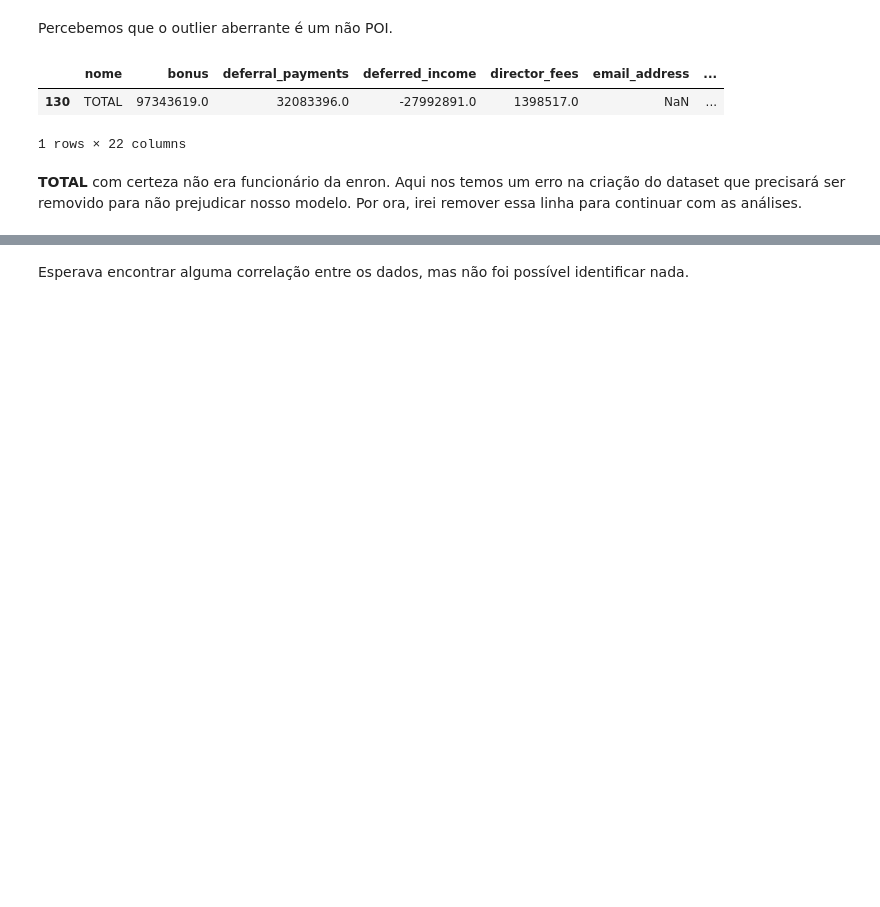
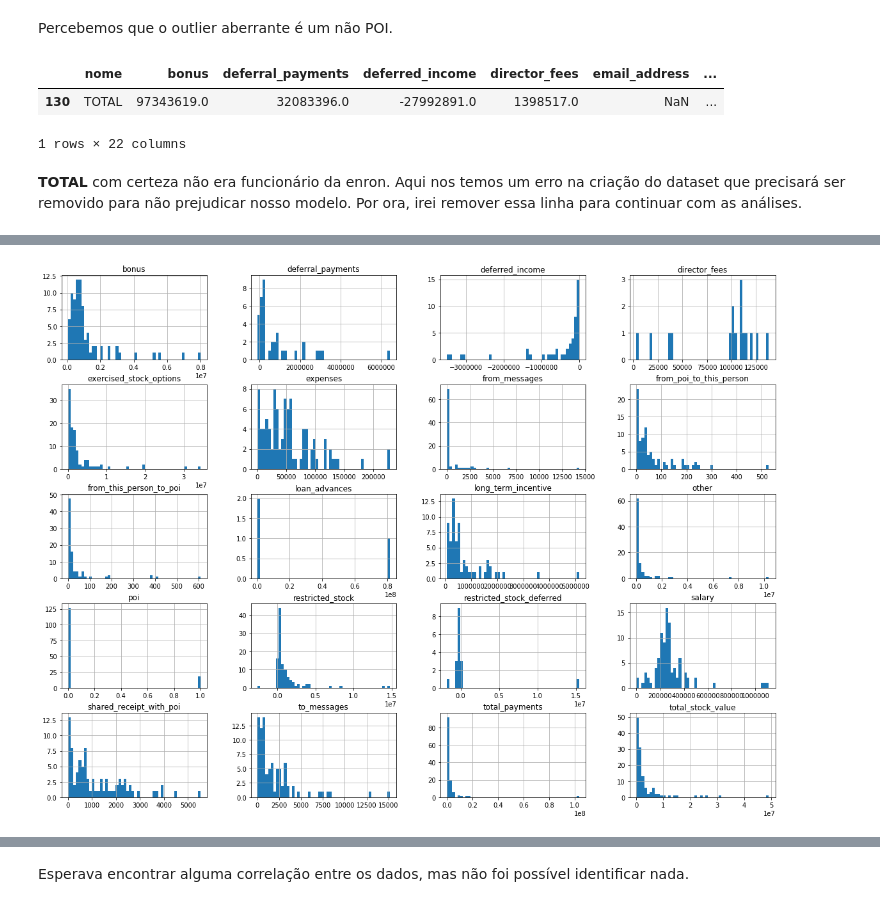
Before and after one commit to vyniciuss/enron_machine_learning, a Jupyter notebook: Projeto investigação Enron.ipynb, the cells around one changed output, grey strips where cells are left out. Drawn from its saved outputs; the diff is of its cells as text; code cells hidden in the pictures; blank space fills up the shorter version.

```diff
--- a/Projeto investigação Enron.ipynb
+++ b/Projeto investigação Enron.ipynb
@@ -379 +359,6 @@ plt.tight_layout()
+# %%
+df_enron.hist(bins=50, figsize=(20,15))
+plt.show()
+# %% [output]
+[figure, added]
 # %% [markdown]
```
Also changed, not shown: parts of 28 cells of this notebook.
